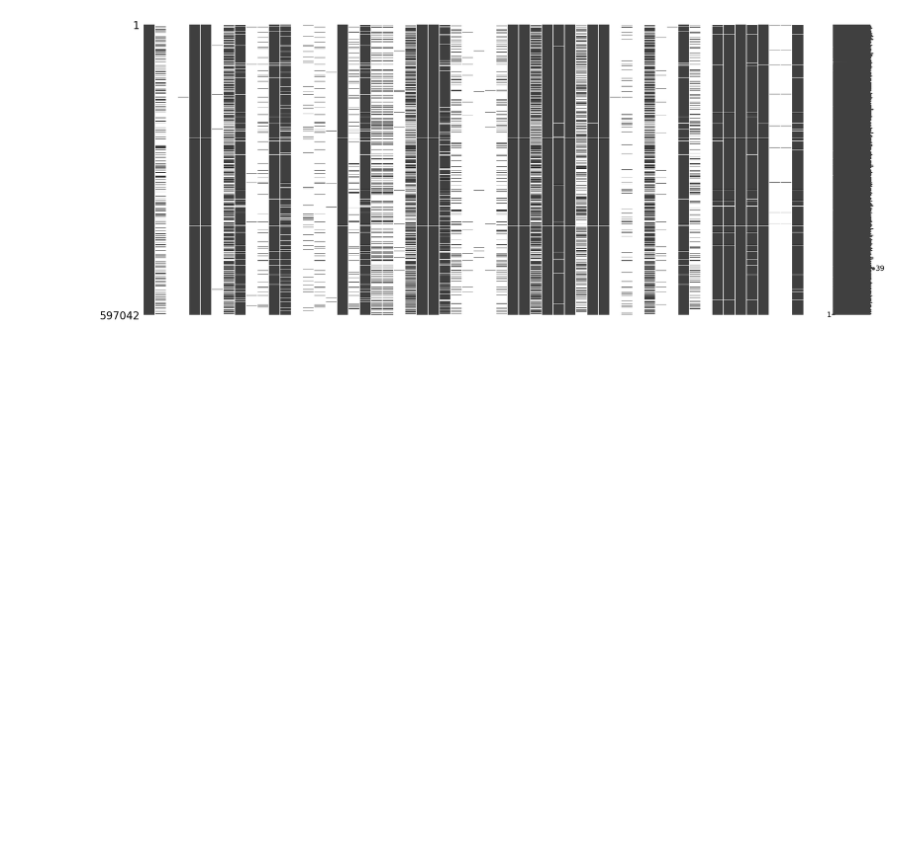
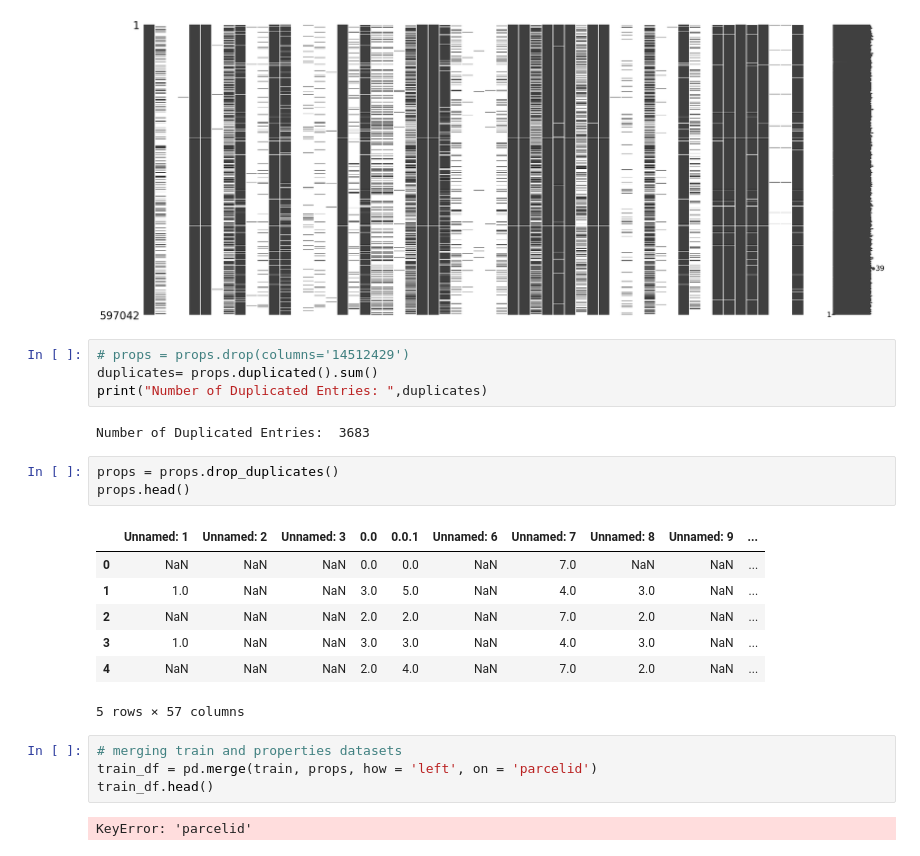
Before and after one commit to efazHossain/DATA-4380, a Jupyter notebook: Projects/TabularData/Zillow_Price.ipynb, the cells around one changed output. Cells and saved outputs as stored; diff of their text form; blank space fills up the shorter version.

```diff
--- a/Projects/TabularData/Zillow_Price.ipynb
+++ b/Projects/TabularData/Zillow_Price.ipynb
@@ -107,3 +114,26 @@ ms.matrix(props)
 plt.show()
 # %% [output]
 [figure]
+# %%
+# props = props.drop(columns='14512429')
+duplicates= props.duplicated().sum()
+print("Number of Duplicated Entries: ",duplicates)
+# %% [output]
+Number of Duplicated Entries:  3683
+# %%
+props = props.drop_duplicates()
+props.head()
+# %% [output]
+|  | Unnamed: 1 | Unnamed: 2 | Unnamed: 3 | 0.0 | 0.0.1 | Unnamed: 6 | Unnamed: 7 | Unnamed: 8 | Unnamed: 9 | ... |
+| 0 | NaN | NaN | NaN | 0.0 | 0.0 | NaN | 7.0 | NaN | NaN | ... |
+| 1 | 1.0 | NaN | NaN | 3.0 | 5.0 | NaN | 4.0 | 3.0 | NaN | ... |
+| 2 | NaN | NaN | NaN | 2.0 | 2.0 | NaN | 7.0 | 2.0 | NaN | ... |
+| 3 | 1.0 | NaN | NaN | 3.0 | 3.0 | NaN | 4.0 | 3.0 | NaN | ... |
+| 4 | NaN | NaN | NaN | 2.0 | 4.0 | NaN | 7.0 | 2.0 | NaN | ... |
+5 rows × 57 columns
+# %%
+# merging train and properties datasets
+train_df = pd.merge(train, props, how = 'left', on = 'parcelid')
+train_df.head()
+# %% [output]
+KeyError: 'parcelid'
```
Also changed, not shown: parts of 2 cells of this notebook.
